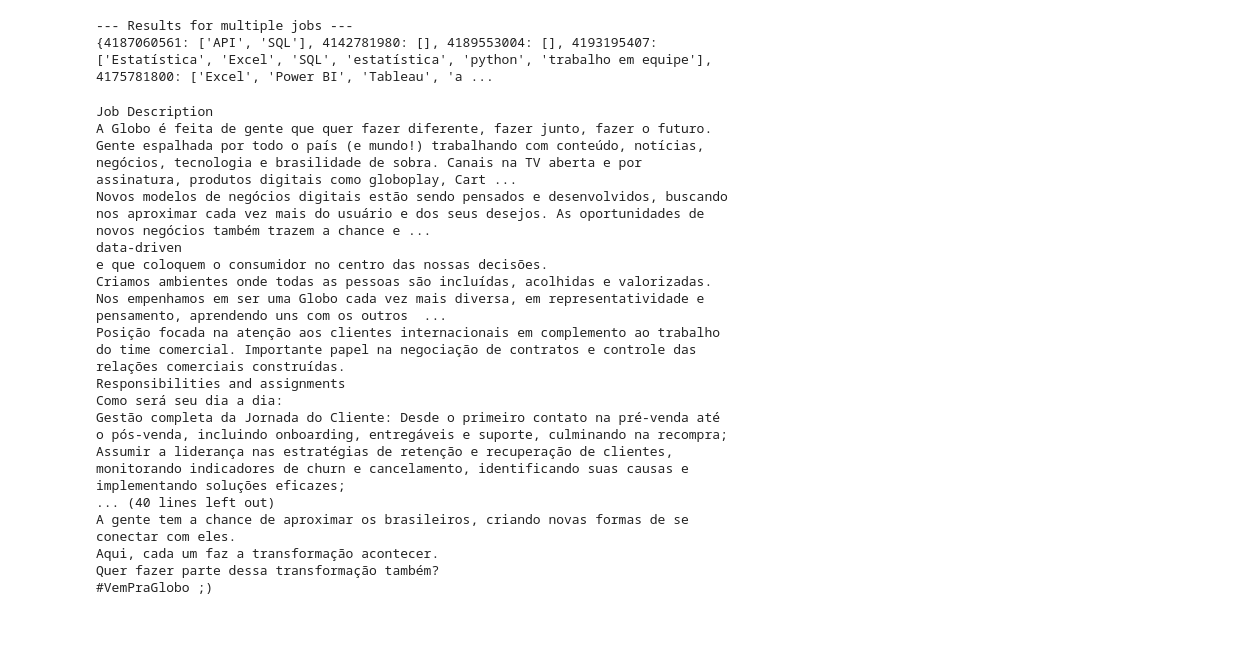
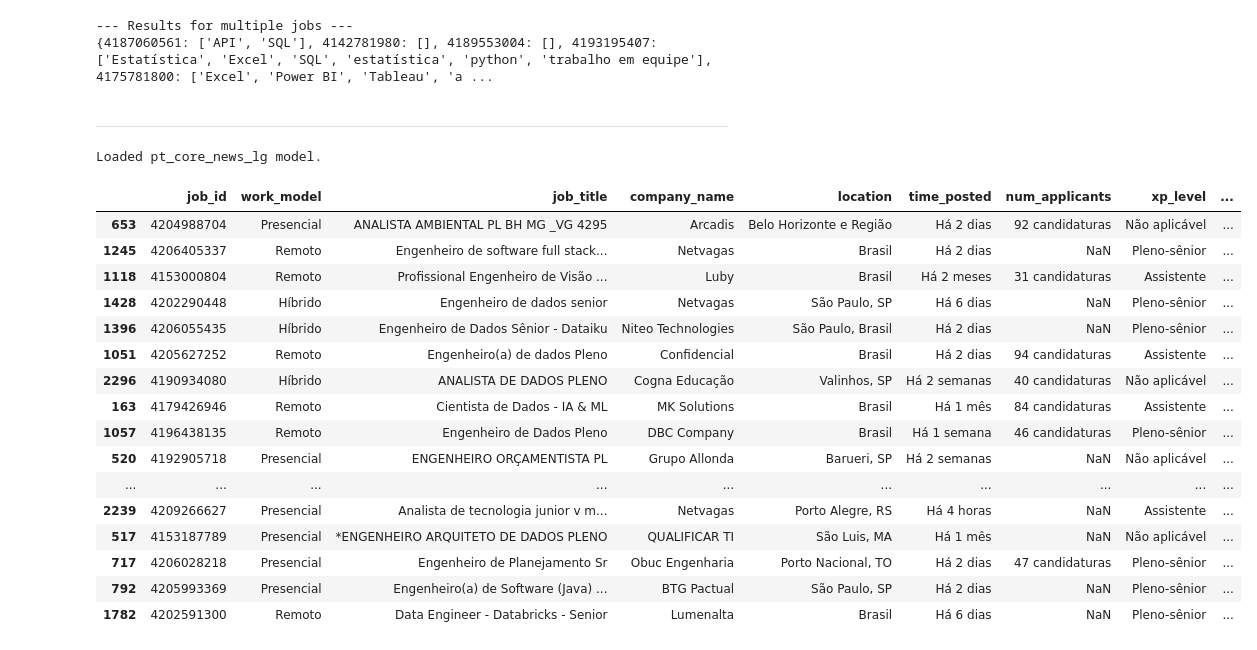
Before and after one commit to amaurineo/linkedin_jobs_analysis, a Jupyter notebook: notebooks/embedding_matching.ipynb, the cells around one changed output. Drawn from its saved outputs; the diff is of its cells as text; code cells hidden in the pictures.

```diff
--- a/notebooks/embedding_matching.ipynb
+++ b/notebooks/embedding_matching.ipynb
@@ -161,23 +136,5 @@ print(results)
 # %% [output]
 --- Results for multiple jobs ---
 {4187060561: ['API', 'SQL'], 4142781980: [], 4189553004: [], 4193195407: ['Estatística', 'Excel', 'SQL', 'estatística', 'python', 'trabalho em equipe'], 4175781800: ['Excel', 'Power BI', 'Tableau', 'a ...
-# %%
-print(job_descriptions[0:10]['job_description'][2])
-# %% [output]
-Job Description
-A Globo é feita de gente que quer fazer diferente, fazer junto, fazer o futuro.
-Gente espalhada por todo o país (e mundo!) trabalhando com conteúdo, notícias, negócios, tecnologia e brasilidade de sobra. Canais na TV aberta e por assinatura, produtos digitais como globoplay, Cart ...
-Novos modelos de negócios digitais estão sendo pensados e desenvolvidos, buscando nos aproximar cada vez mais do usuário e dos seus desejos. As oportunidades de novos negócios também trazem a chance e ...
-data-driven
-e que coloquem o consumidor no centro das nossas decisões.
-Criamos ambientes onde todas as pessoas são incluídas, acolhidas e valorizadas. Nos empenhamos em ser uma Globo cada vez mais diversa, em representatividade e pensamento, aprendendo uns com os outros  ...
-Posição focada na atenção aos clientes internacionais em complemento ao trabalho do time comercial. Importante papel na negociação de contratos e controle das relações comerciais construídas.
-Responsibilities and assignments
-Como será seu dia a dia:
-Gestão completa da Jornada do Cliente: Desde o primeiro contato na pré-venda até o pós-venda, incluindo onboarding, entregáveis e suporte, culminando na recompra;
-Assumir a liderança nas estratégias de retenção e recuperação de clientes, monitorando indicadores de churn e cancelamento, identificando suas causas e implementando soluções eficazes;
-... (40 lines left out)
-A gente tem a chance de aproximar os brasileiros, criando novas formas de se conectar com eles.
-Aqui, cada um faz a transformação acontecer.
-Quer fazer parte dessa transformação também?
-#VemPraGlobo ;)
+# %% [markdown]
+---
@@ -183,0 +143,49 @@ Quer fazer parte dessa transformação também?
+# %%
+try:
+    nlp = spacy.load("pt_core_news_lg")
+    print("Loaded pt_core_news_lg model.")
+except OSError:
+    print("Model 'pt_core_news_lg' not found. Trying 'pt_core_news_sm'.")
+    print("Install larger model with: python -m spacy download pt_core_news_lg")
+# %% [output]
+Loaded pt_core_news_lg model.
+# %%
+
+# We'll store found skills per row here
+skills_per_job = []
+
+for job_description_text in tqdm(job_descriptions[:20]):
+    doc = nlp(job_description_text)
+    matches = matcher(doc)
+
+    found_skills = set()
+    for match_id, start, end in matches:
+        span = doc[start:end]
+        found_skills.add(span.text.strip().lower())
+
+    skills_per_job.append(list(found_skills))
+
+# Add to your original DataFrame
+df = pd.read_csv('../data/raw/jobs_data.csv')
+df = df.sample(20)
+df['skills_found'] = skills_per_job
+# %%
+df
+# %% [output]
+|  | job_id | work_model | job_title | company_name | location | time_posted | num_applicants | xp_level | ... |
+| 653 | 4204988704 | Presencial | ANALISTA AMBIENTAL PL BH MG _VG 4295 | Arcadis | Belo Horizonte e Região | Há 2 dias | 92 candidaturas | Não aplicável | ... |
+| 1245 | 4206405337 | Remoto | Engenheiro de software full stack... | Netvagas | Brasil | Há 2 dias | NaN | Pleno-sênior | ... |
+| 1118 | 4153000804 | Remoto | Profissional Engenheiro de Visão ... | Luby | Brasil | Há 2 meses | 31 candidaturas | Assistente | ... |
+| 1428 | 4202290448 | Híbrido | Engenheiro de dados senior | Netvagas | São Paulo, SP | Há 6 dias | NaN | Pleno-sênior | ... |
+| 1396 | 4206055435 | Híbrido | Engenheiro de Dados Sênior - Dataiku | Niteo Technologies | São Paulo, Brasil | Há 2 dias | NaN | Pleno-sênior | ... |
+| 1051 | 4205627252 | Remoto | Engenheiro(a) de dados Pleno | Confidencial | Brasil | Há 2 dias | 94 candidaturas | Assistente | ... |
+| 2296 | 4190934080 | Híbrido | ANALISTA DE DADOS PLENO | Cogna Educação | Valinhos, SP | Há 2 semanas | 40 candidaturas | Não aplicável | ... |
+| 163 | 4179426946 | Remoto | Cientista de Dados - IA & ML | MK Solutions | Brasil | Há 1 mês | 84 candidaturas | Assistente | ... |
+| 1057 | 4196438135 | Remoto | Engenheiro de Dados Pleno | DBC Company | Brasil | Há 1 semana | 46 candidaturas | Pleno-sênior | ... |
+| 520 | 4192905718 | Presencial | ENGENHEIRO ORÇAMENTISTA PL | Grupo Allonda | Barueri, SP | Há 2 semanas | NaN | Não aplicável | ... |
+| ... | ... | ... | ... | ... | ... | ... | ... | ... | ... |
+| 2239 | 4209266627 | Presencial | Analista de tecnologia junior v m... | Netvagas | Porto Alegre, RS | Há 4 horas | NaN | Assistente | ... |
+| 517 | 4153187789 | Presencial | *ENGENHEIRO ARQUITETO DE DADOS PLENO | QUALIFICAR TI | São Luis, MA | Há 1 mês | NaN | Não aplicável | ... |
+| 717 | 4206028218 | Presencial | Engenheiro de Planejamento Sr | Obuc Engenharia | Porto Nacional, TO | Há 2 dias | 47 candidaturas | Pleno-sênior | ... |
+| 792 | 4205993369 | Presencial | Engenheiro(a) de Software (Java) ... | BTG Pactual | São Paulo, SP | Há 2 dias | NaN | Pleno-sênior | ... |
+| 1782 | 4202591300 | Remoto | Data Engineer - Databricks - Senior | Lumenalta | Brasil | Há 6 dias | NaN | Pleno-sênior | ... |
```
Also changed, not shown: parts of 7 cells of this notebook, 16 other files.
